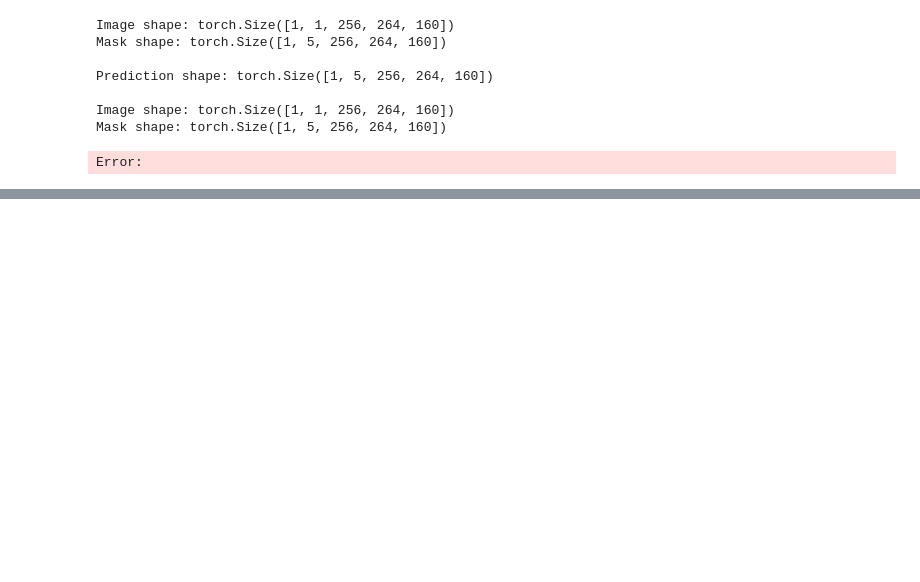
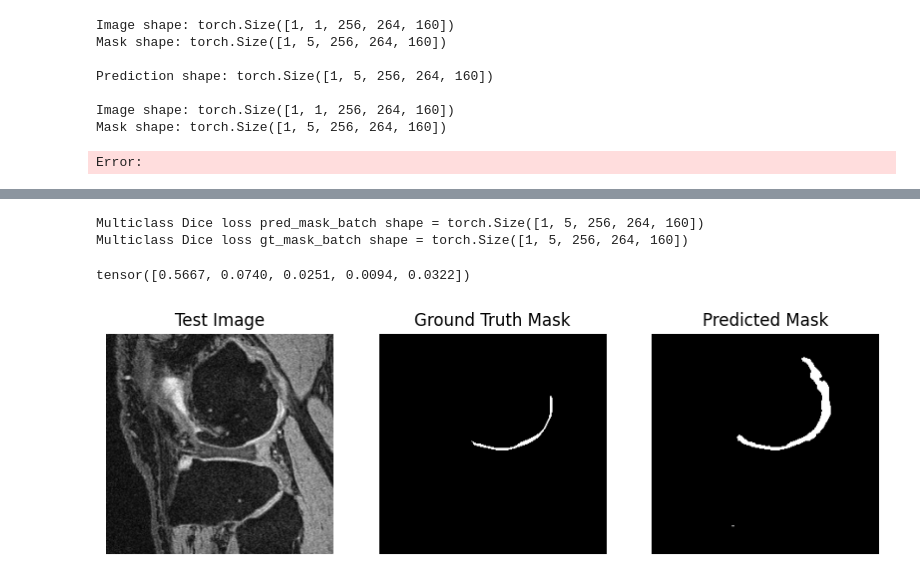
Before and after one commit to jbatt/pred-knee-replacement-oai, a Jupyter notebook: notebooks/test_unet_multiclass.ipynb, the cells around one changed output, grey strips where cells are left out. Drawn from its saved outputs; the diff is of its cells as text; code cells hidden in the pictures; blank space fills up the shorter version.

```diff
--- a/notebooks/test_unet_multiclass.ipynb
+++ b/notebooks/test_unet_multiclass.ipynb
@@ -194,5 +230,6 @@ plt.show()
 # %%
 # create dataset/loader
 # Create test dataset
-test_multi_dataset = KneeSegDataset3DMulticlass(test_paths, DATA_DIRECTORY, split='test', num_classes=5)
+test_multi_dataset = KneeSegDataset3DMulticlass(test_paths, DATA_DIRECTORY, num_classes=5, split='test')
 test_multi_loader = DataLoader(test_multi_dataset, batch_size=1, shuffle=False)
+len(test_multi_dataset)
@@ -282,0 +361,4 @@ array([1.33333333, 1.66666667, 2.        , 2.33333333, 2.66666667])
+# %%
+a = iter(test_multi_loader)
+# %%
+test_im_loader, test_mask_loader = next(a) # don't run again without reinitialising iter
@@ -282,0 +375,3 @@ array([1.33333333, 1.66666667, 2.        , 2.33333333, 2.66666667])
+# %%
+test_mask_loader = test_mask_loader.squeeze(dim=1)
+print(f"Test mask from loader shape: {test_mask_loader.shape}")
@@ -282,0 +395,38 @@ array([1.33333333, 1.66666667, 2.        , 2.33333333, 2.66666667])
+# %%
+dice_coefficient_multi_batch_all(
+    torch.tensor(test_pred).float(),
+    torch.tensor(test_mask_loader).float(),
+    num_labels=5
+)
+# %% [output]
+Multiclass Dice loss pred_mask_batch shape = torch.Size([1, 5, 256, 264, 160])
+Multiclass Dice loss gt_mask_batch shape = torch.Size([1, 5, 256, 264, 160])
+tensor([0.5667, 0.0740, 0.0251, 0.0094, 0.0322])
+# %%
+# Plot loader version
+
+import matplotlib.pyplot as plt
+
+slice_num = 30
+class_num = 1
+
+# create 3 matplotlib subplots
+fig, ax = plt.subplots(1, 3, figsize=(10, 5))
+
+# Plot the test image, ground truth mask and predicted mask in each subplot
+ax[0].imshow(test_im_loader[0,0,:,:,slice_num], cmap='gray')
+ax[0].set_title('Test Image')
+ax[0].axis('off')
+
+ax[1].imshow(test_mask_loader[0,class_num, :,:,slice_num], cmap='gray')
+ax[1].set_title('Ground Truth Mask')
+ax[1].axis('off')
+
+ax[2].imshow(pred_mask[0,class_num, :, :, slice_num], cmap='gray')
+ax[2].set_title('Predicted Mask')
+ax[2].axis('off')
+
+# Show the plot
+plt.show()
+# %% [output]
+[figure, added]
```
Also changed, not shown: parts of 22 cells of this notebook.
